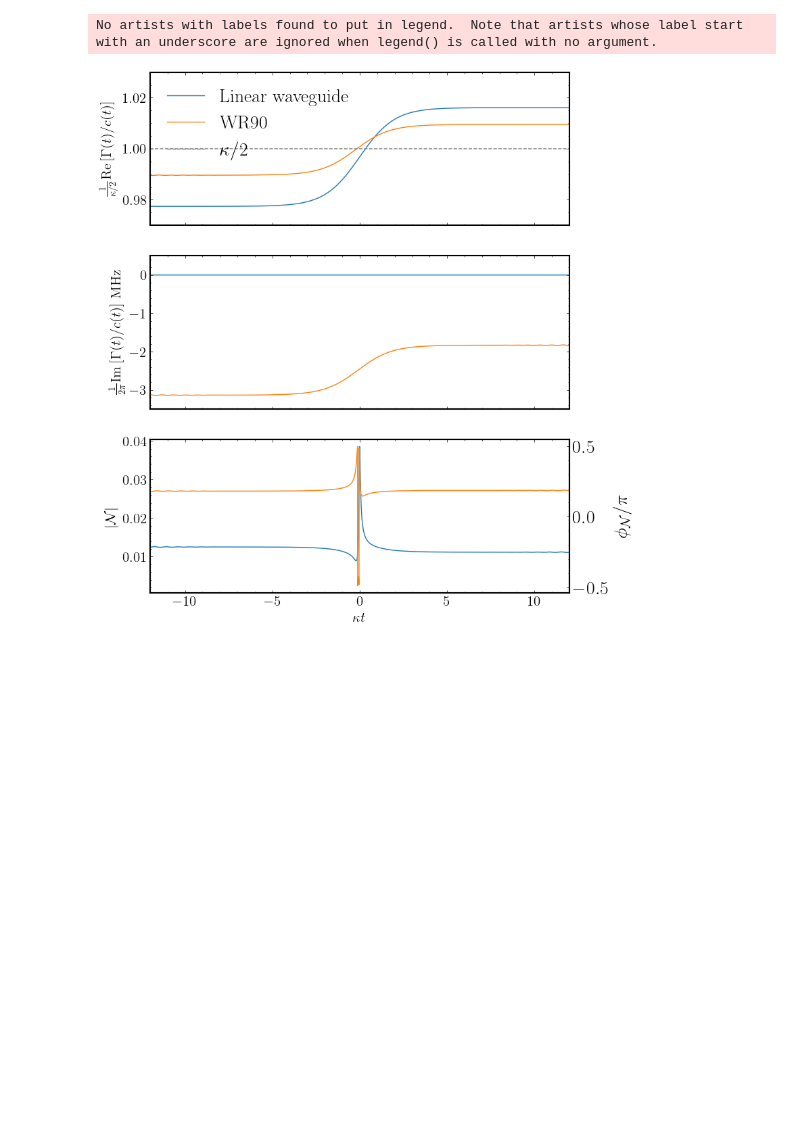
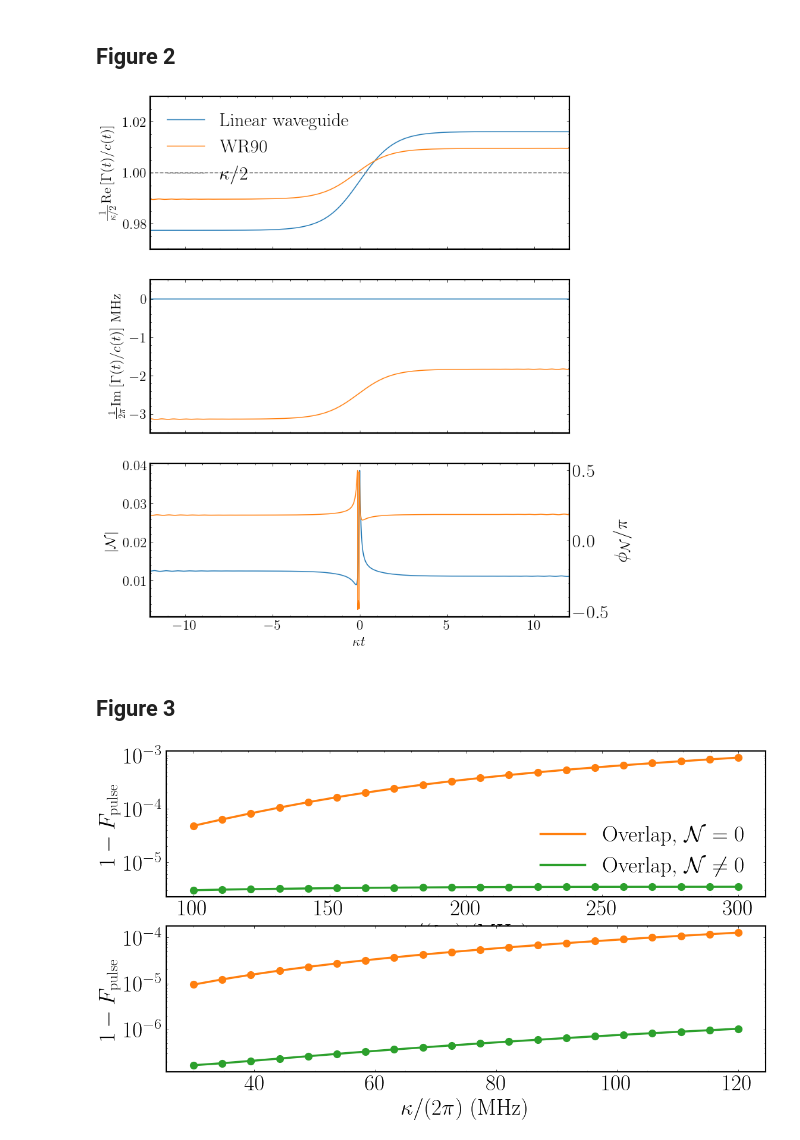
Before and after one commit to Gphysics-fpf/correcting-distortion, a Jupyter notebook: 230804 - Plots for article.ipynb, the cells around one changed output. Drawn from its saved outputs; the diff is of its cells as text; code cells hidden in the pictures; blank space fills up the shorter version.

```diff
--- a/230804 - Plots for article.ipynb
+++ b/230804 - Plots for article.ipynb
@@ -28,4 +16,6 @@ for i in range(len(styles)):
 plt.style.use(styles)
 plt.rcParams.update({'font.size': 15})
 plt.rcParams['axes.linewidth'] = 1.5 #set the value globally
+# %% [markdown]
+## Figure 2
 # %%
@@ -62,7 +52,6 @@ ax2.set_ylim(-3.5, 0.5)
 ax1.set_xlim(-12,12)
 ax2.set_xlim(-12,12)
 ax1.legend()
-ax2.legend()
 
 
 ax.plot(tt*kappa, np.abs(a_factor_real_disp), label = ' a_factor realistic dispersion')
@@ -93,8 +82,7 @@ plt.show()
 
 
 
-# fig.savefig('Gamma_&_Non_Markov_parameter_5meters_200MHz.svg')
-# fig.savefig('Gamma_&_Non_Markov_parameter_5meters_200MHz.pdf')
+fig.savefig('fig2_ressub.svg')
+fig.savefig('fig2_ressub.pdf')
 # %% [output]
-No artists with labels found to put in legend.  Note that artists whose label start with an underscore are ignored when legend() is called with no argument.
 [figure]
@@ -106,0 +89,37 @@ No artists with labels found to put in legend.  Note that artists whose label st
+# %% [markdown]
+## Figure 3
+# %%
+fig, (ax, ax2) = plt.subplots(nrows = 2, figsize = (13,7), sharex=False)
+
+plt.rcParams.update({'font.size': 27})
+
+kappalist = np.linspace(100, 300, 20)*2*π*1e-3
+
+ax.semilogy(kappalist/2/π*1e3, np.load('Data/overlap_5m_kappa_100_300_AZERO_middle.npy') , 'o', markersize = 8.5, color = 'tab:orange')
+ax.semilogy(kappalist/2/π*1e3, np.load('Data/overlap_5m_kappa_100_300_AZERO_middle.npy') , label = 'Overlap, $\mathcal{N} = 0$', linewidth = 2.5, color = 'tab:orange')
+
+ax.semilogy(kappalist/2/π*1e3, np.load('Data/overlap_5m_kappa_100_300_Aneq0_middle.npy'), 'o', markersize = 8.5, color = 'tab:green')
+ax.semilogy(kappalist/2/π*1e3, np.load('Data/overlap_5m_kappa_100_300_Aneq0_middle.npy'), label = 'Overlap, $\mathcal{N} \\neq 0 $', linewidth = 2.5, color = 'tab:green')
+
+kappalist = np.linspace(30, 120, 20)*2*π*1e-3
+ax2.set_xlabel('$\kappa/(2\pi)$ (MHz)')
+ax.set_xlabel('$\kappa/(2\pi)$ (MHz)')
+
+ax.set_ylabel('$1 - F_\\text{pulse} $')
+
+ax2.semilogy(kappalist/2/π*1e3, np.load('Data/overlap_60m_kappa_30_120_AZERO_middle.npy'), 'o',  markersize = 8.5, color = 'tab:orange')
+ax2.semilogy(kappalist/2/π*1e3, np.load('Data/overlap_60m_kappa_30_120_AZERO_middle.npy'), label = 'Overlap $\mathcal{N} = 0$', linewidth = 2.5, color = 'tab:orange')
+
+ax2.semilogy(kappalist/2/π*1e3, np.load('Data/overlap_60m_kappa_30_120_Aneq0_middle.npy'), 'o',  markersize = 8.5, color = 'tab:green')
+ax2.semilogy(kappalist/2/π*1e3, np.load('Data/overlap_60m_kappa_30_120_Aneq0_middle.npy'), label = 'Overlap $\mathcal{N} \\neq 0$', linewidth = 2.5, color = 'tab:green')
+
+
+ax2.set_ylabel('$1 - F_\\text{pulse} $')
+ax.legend()
+
+plt.show()
+
+# fig.savefig('Overlap_and_ST_linear_Option3.svg')
+# fig.savefig('Overlap_and_ST_linear_Option3.pdf')
+# %% [output]
+[figure, added]
```
Also changed, not shown: parts of 10 cells of this notebook.
